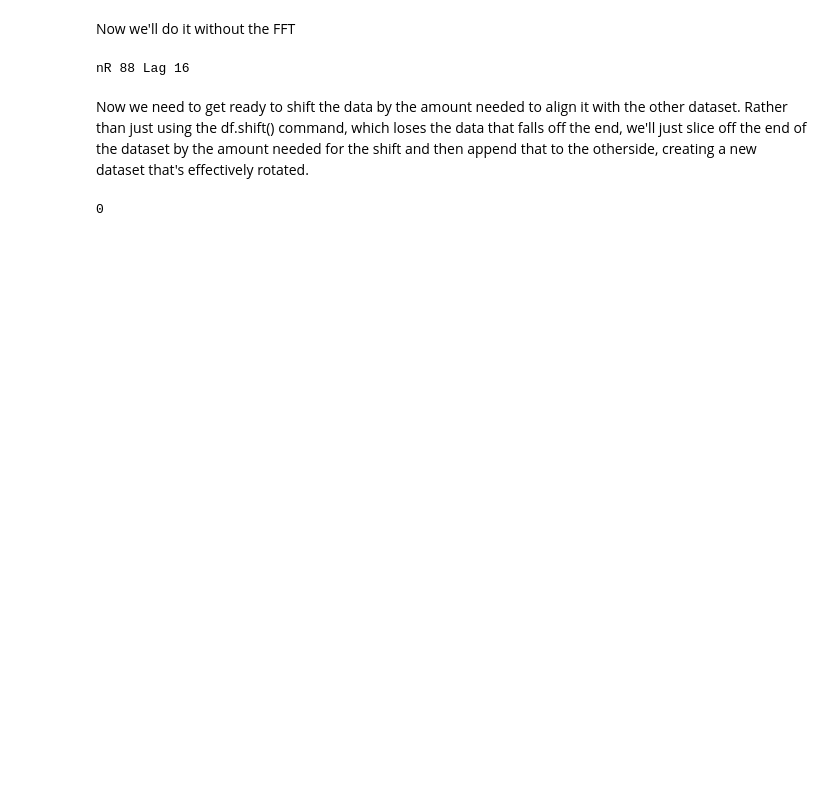
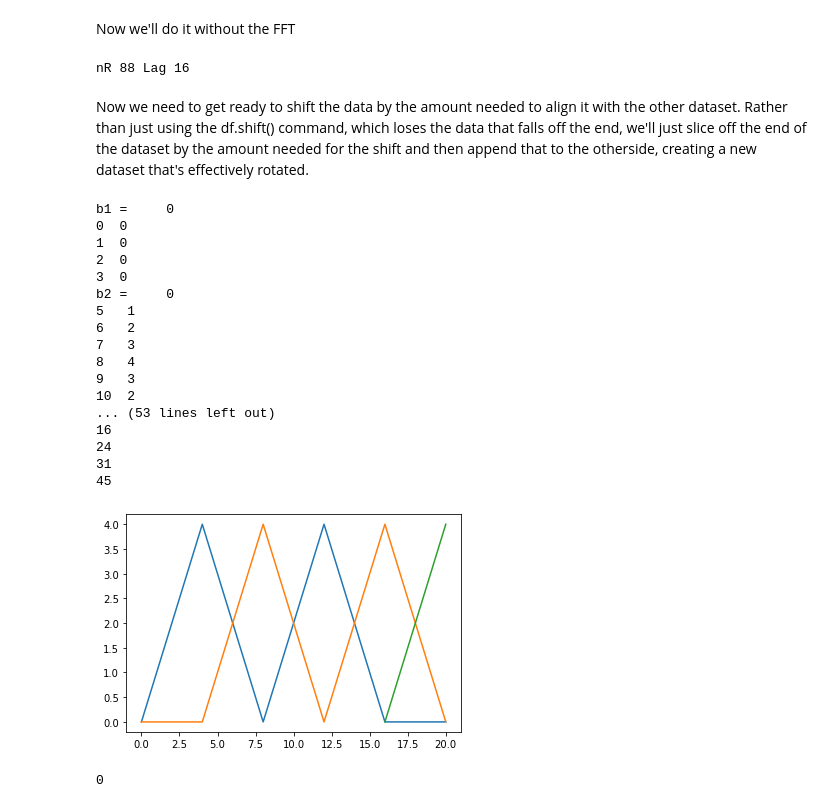
Before and after one commit to zlite/SimAnalysis, a Jupyter notebook: Dataframetest.ipynb, the cells around one changed output. Drawn from its saved outputs; the diff is of its cells as text; code cells hidden in the pictures; blank space fills up the shorter version.

```diff
--- a/Dataframetest.ipynb
+++ b/Dataframetest.ipynb
@@ -118,27 +120,49 @@ nR 88 Lag 16
 # %% [markdown]
 Now we need to get ready to shift the data by the amount needed to align it with the other dataset. Rather than just using the df.shift() command, which loses the data that falls off the end, we'll just slice off the end of the dataset by the amount needed for the shift and then append that to the otherside, creating a new dataset that's effectively rotated.
 # %%
+b1 = b[0:4]
+b2 = b[5:]
+print ("b1 = ",b1)
+print ("b2 =", b2)
+print ("Rotated", b2.append(b1, ignore_index=True))
 
 
-
-
-print(b.shift(3), "end")
+print(b.shift(5), "end")
 plt.figure()
 plt.plot(a)
 plt.plot(b)
 plt.plot(a.shift(maxLag))
 
 fig = plt.gcf()
 print(first)
 print(second)
 df1 = pd.read_csv(r'real2.csv')
 df2 = pd.read_csv(r'sim2.csv')
 a = np.array(df1)
 b = np.array(-df2)
 first = np.argmax(signal.correlate(a,b))
 second = np.argmax(signal.correlate(b,a))
 print(first)
 print(second)
+# %% [output]
+b1 =     0
+0  0
+1  0
+2  0
+3  0
+b2 =     0
+5   1
+6   2
+7   3
+8   4
+9   3
+10  2
+... (53 lines left out)
+16
+24
+31
+45
+[figure, added]
 # %%
 af = scipy.fft.fft(a)
 bf = scipy.fft.fft(b)
```
Also changed, not shown: parts of 3 cells of this notebook.
